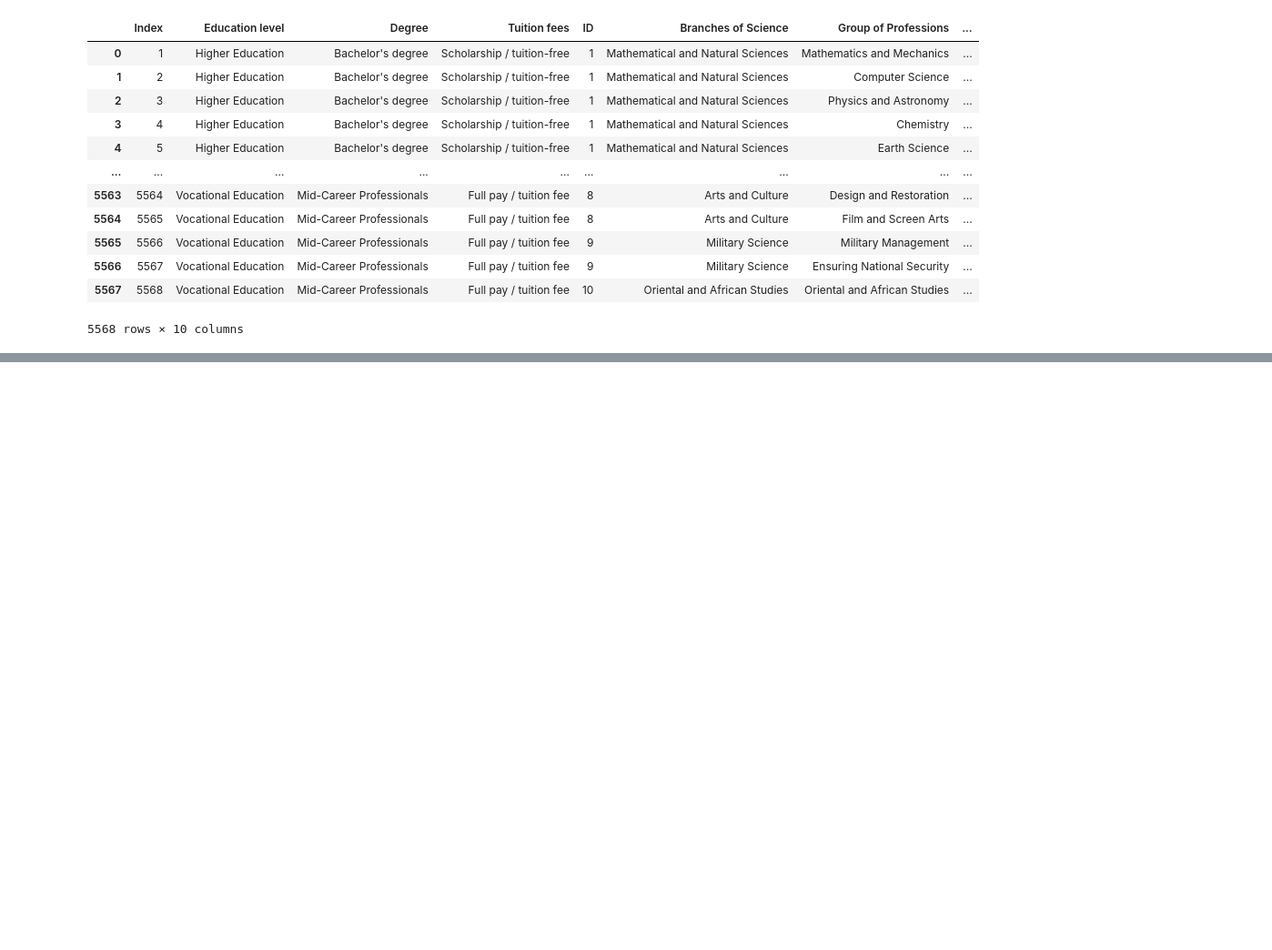
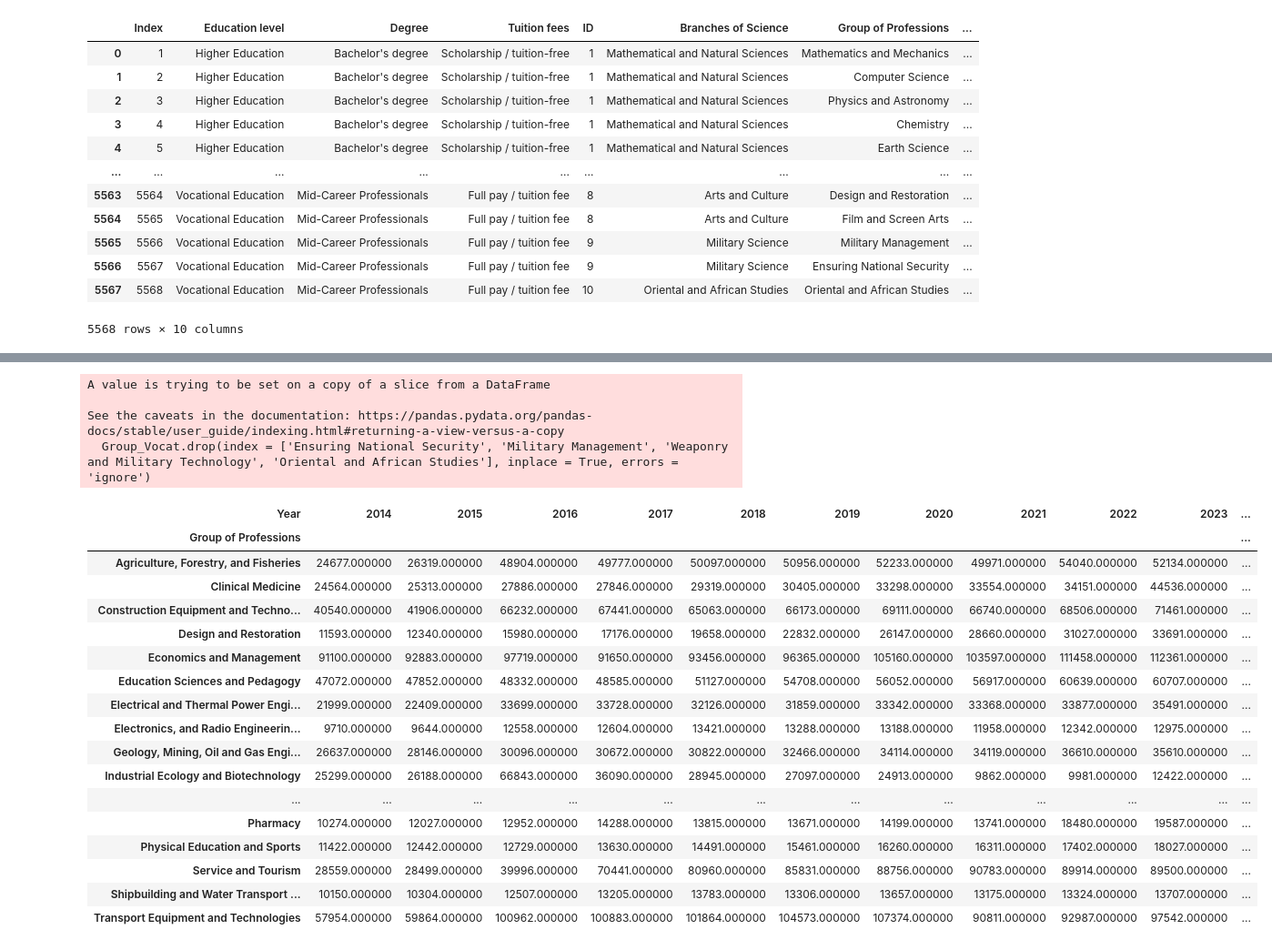
Before and after one commit to Mario-CardOK/Data-Analytics, a Jupyter notebook: RussianEducation 2014-2023.ipynb, the cells around one changed output, grey strips where cells are left out. Shown at 91% size. Cells and saved outputs as stored; diff of their text form; code cells hidden in the pictures; blank space fills up the shorter version.

```diff
--- a/RussianEducation 2014-2023.ipynb
+++ b/RussianEducation 2014-2023.ipynb
@@ -33,0 +824,9 @@ df
+# %%
+Group_Vocat = pd.pivot_table(df[df['Education level'] == 'Vocational Education'], index = 'Year', columns = 'Group of Professions', values = 'Number of Students', aggfunc = sum).T
+Group_Vocat.loc['rez'] = Group_Vocat.apply(lambda row: row.sum())
+Group_Vocat = Group_Vocat[Group_Vocat.any(axis=1)]
+#Group_Vocat['AVG'] = Group_Vocat.apply(lambda row: np.mean(row[:-1]), axis = 1)
+# %%
+Group_Vocat.drop(columns = 'Speed', inplace = True, errors = 'ignore')
+Group_Vocat['Speed'] = Group_Vocat.apply(lambda row: np.sum([(int(row[x])-int(row[x-1])) for x in Group_Vocat.columns[1:]])/(len(Group_Vocat.columns)-1), axis = 1)
+Group_Vocat
@@ -33,0 +852,28 @@ df
+# %%
+Group_Vocat['AVG'] = Group_Vocat.apply(lambda row: np.mean(row[:-1]), axis = 1)
+Group_Vocat = Group_Vocat[Group_Vocat['AVG'] > 10_000]
+Group_Vocat.drop(index = ['Ensuring National Security', 'Military Management', 'Weaponry and Military Technology', 'Oriental and African Studies'], inplace = True, errors = 'ignore')
+Group_Vocat.style.background_gradient(cmap='Blues', axis = 1)
+# %% [output]
+A value is trying to be set on a copy of a slice from a DataFrame
+
+See the caveats in the documentation: https://pandas.pydata.org/pandas-docs/stable/user_guide/indexing.html#returning-a-view-versus-a-copy
+  Group_Vocat.drop(index = ['Ensuring National Security', 'Military Management', 'Weaponry and Military Technology', 'Oriental and African Studies'], inplace = True, errors = 'ignore')
+| Year | 2014 | 2015 | 2016 | 2017 | 2018 | 2019 | 2020 | 2021 | 2022 | 2023 | ... |
+| Group of Professions |  |  |  |  |  |  |  |  |  |  | ... |
+| Agriculture, Forestry, and Fisheries | 24677.000000 | 26319.000000 | 48904.000000 | 49777.000000 | 50097.000000 | 50956.000000 | 52233.000000 | 49971.000000 | 54040.000000 | 52134.000000 | ... |
+| Clinical Medicine | 24564.000000 | 25313.000000 | 27886.000000 | 27846.000000 | 29319.000000 | 30405.000000 | 33298.000000 | 33554.000000 | 34151.000000 | 44536.000000 | ... |
+| Construction Equipment and Techno... | 40540.000000 | 41906.000000 | 66232.000000 | 67441.000000 | 65063.000000 | 66173.000000 | 69111.000000 | 66740.000000 | 68506.000000 | 71461.000000 | ... |
+| Design and Restoration | 11593.000000 | 12340.000000 | 15980.000000 | 17176.000000 | 19658.000000 | 22832.000000 | 26147.000000 | 28660.000000 | 31027.000000 | 33691.000000 | ... |
+| Economics and Management | 91100.000000 | 92883.000000 | 97719.000000 | 91650.000000 | 93456.000000 | 96365.000000 | 105160.000000 | 103597.000000 | 111458.000000 | 112361.000000 | ... |
+| Education Sciences and Pedagogy | 47072.000000 | 47852.000000 | 48332.000000 | 48585.000000 | 51127.000000 | 54708.000000 | 56052.000000 | 56917.000000 | 60639.000000 | 60707.000000 | ... |
+| Electrical and Thermal Power Engi... | 21999.000000 | 22409.000000 | 33699.000000 | 33728.000000 | 32126.000000 | 31859.000000 | 33342.000000 | 33368.000000 | 33877.000000 | 35491.000000 | ... |
+| Electronics, and Radio Engineerin... | 9710.000000 | 9644.000000 | 12558.000000 | 12604.000000 | 13421.000000 | 13288.000000 | 13188.000000 | 11958.000000 | 12342.000000 | 12975.000000 | ... |
+| Geology, Mining, Oil and Gas Engi... | 26637.000000 | 28146.000000 | 30096.000000 | 30672.000000 | 30822.000000 | 32466.000000 | 34114.000000 | 34119.000000 | 36610.000000 | 35610.000000 | ... |
+| Industrial Ecology and Biotechnology | 25299.000000 | 26188.000000 | 66843.000000 | 36090.000000 | 28945.000000 | 27097.000000 | 24913.000000 | 9862.000000 | 9981.000000 | 12422.000000 | ... |
+| ... | ... | ... | ... | ... | ... | ... | ... | ... | ... | ... | ... |
+| Pharmacy | 10274.000000 | 12027.000000 | 12952.000000 | 14288.000000 | 13815.000000 | 13671.000000 | 14199.000000 | 13741.000000 | 18480.000000 | 19587.000000 | ... |
+| Physical Education and Sports | 11422.000000 | 12442.000000 | 12729.000000 | 13630.000000 | 14491.000000 | 15461.000000 | 16260.000000 | 16311.000000 | 17402.000000 | 18027.000000 | ... |
+| Service and Tourism | 28559.000000 | 28499.000000 | 39996.000000 | 70441.000000 | 80960.000000 | 85831.000000 | 88756.000000 | 90783.000000 | 89914.000000 | 89500.000000 | ... |
+| Shipbuilding and Water Transport ... | 10150.000000 | 10304.000000 | 12507.000000 | 13205.000000 | 13783.000000 | 13306.000000 | 13657.000000 | 13175.000000 | 13324.000000 | 13707.000000 | ... |
+| Transport Equipment and Technologies | 57954.000000 | 59864.000000 | 100962.000000 | 100883.000000 | 101864.000000 | 104573.000000 | 107374.000000 | 90811.000000 | 92987.000000 | 97542.000000 | ... |
```
Also changed, not shown: parts of 87 cells of this notebook, 10 other files.
